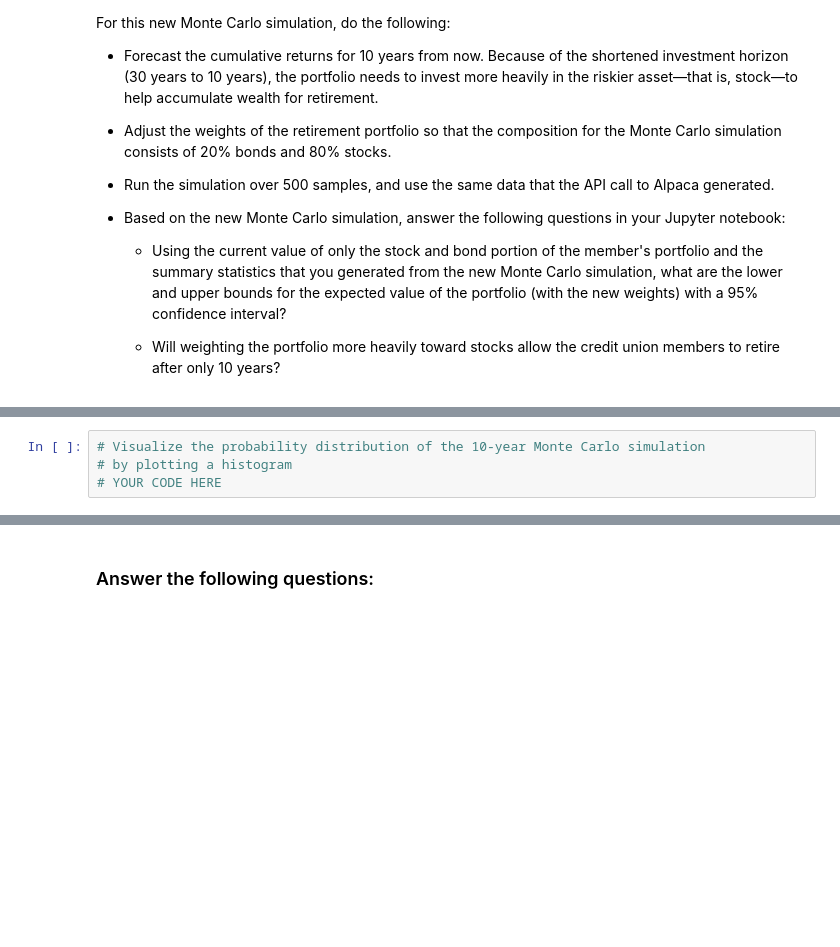
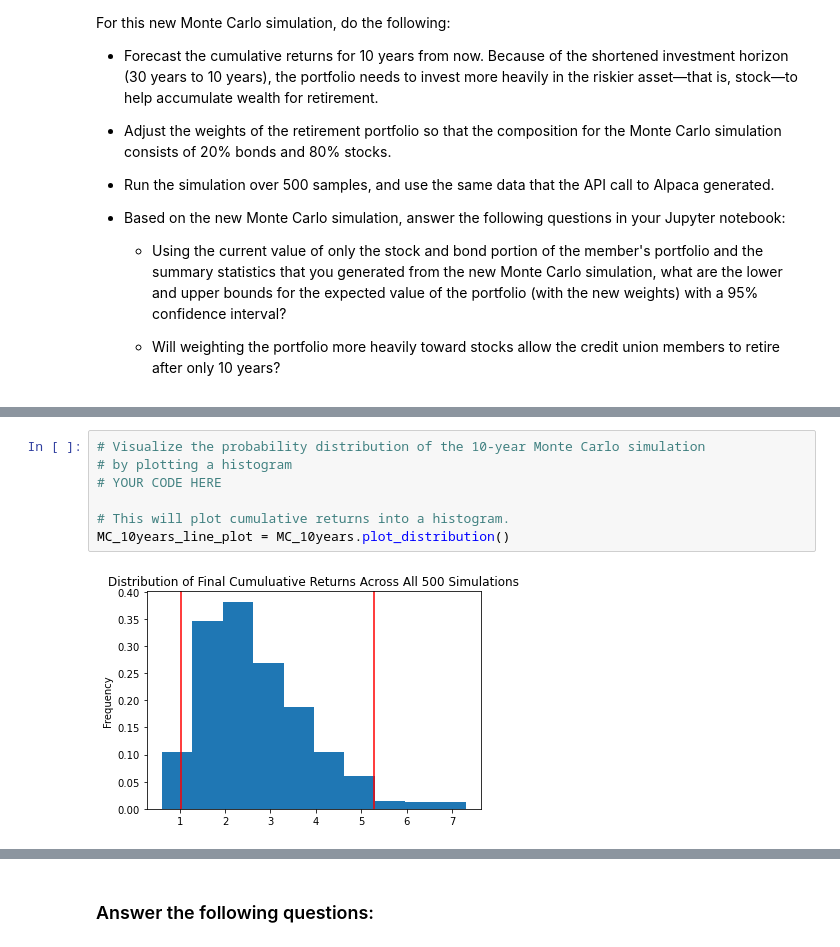
Before and after one commit to juzcho/Financial_Planning_Tool, a Jupyter notebook: financial_planning_tools.ipynb, the cells around one changed output, grey strips where cells are left out. Cells and saved outputs as stored; diff of their text form; blank space fills up the shorter version.

```diff
--- a/financial_planning_tools.ipynb
+++ b/financial_planning_tools.ipynb
@@ -716,7 +867,12 @@ For this new Monte Carlo simulation, do the following:
 # %%
 # Visualize the probability distribution of the 10-year Monte Carlo simulation
 # by plotting a histogram
 # YOUR CODE HERE
+
+# This will plot cumulative returns into a histogram.
+MC_10years_line_plot = MC_10years.plot_distribution()
+# %% [output]
+[figure, added]
 # %%
 # Generate summary statistics from the 10-year Monte Carlo simulation results
 # Save the results as a variable
```
Also changed, not shown: parts of 32 cells of this notebook.
